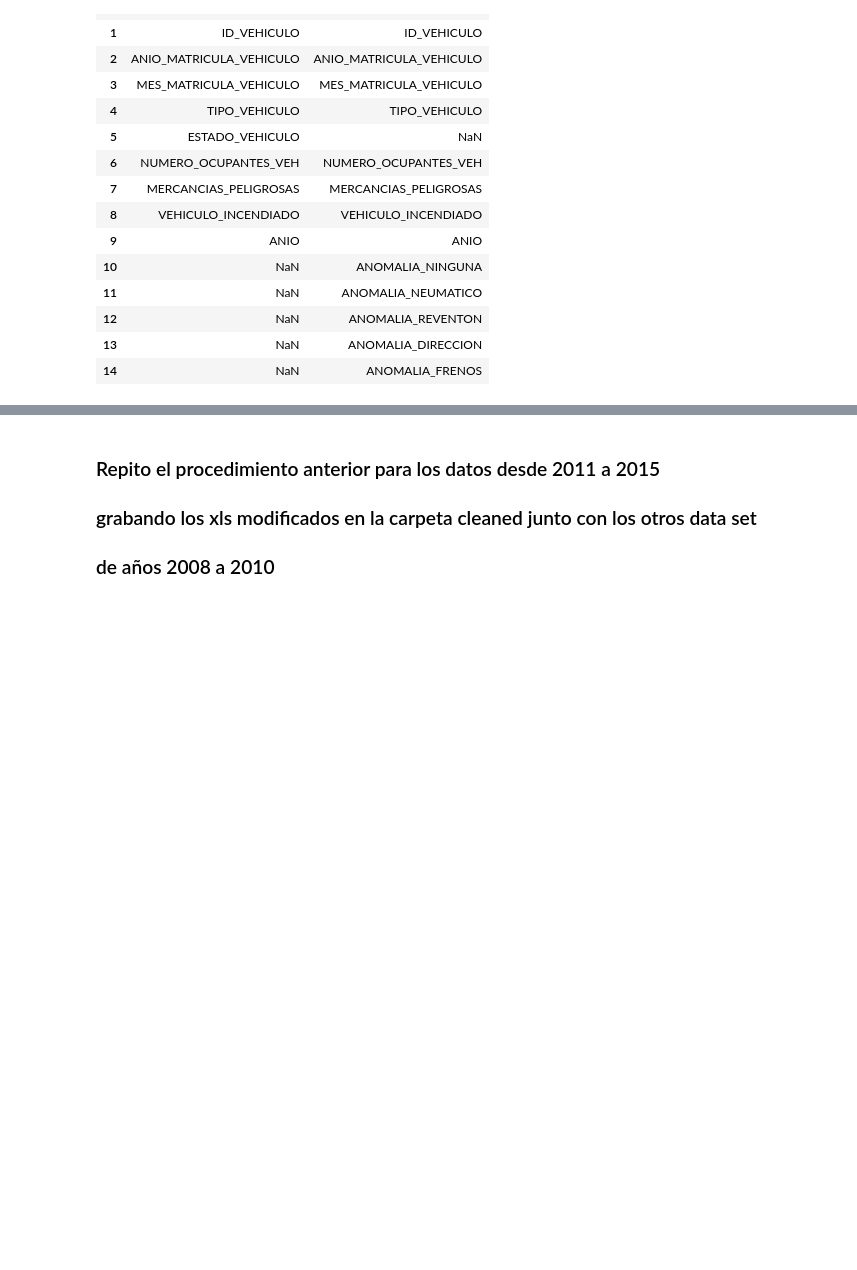
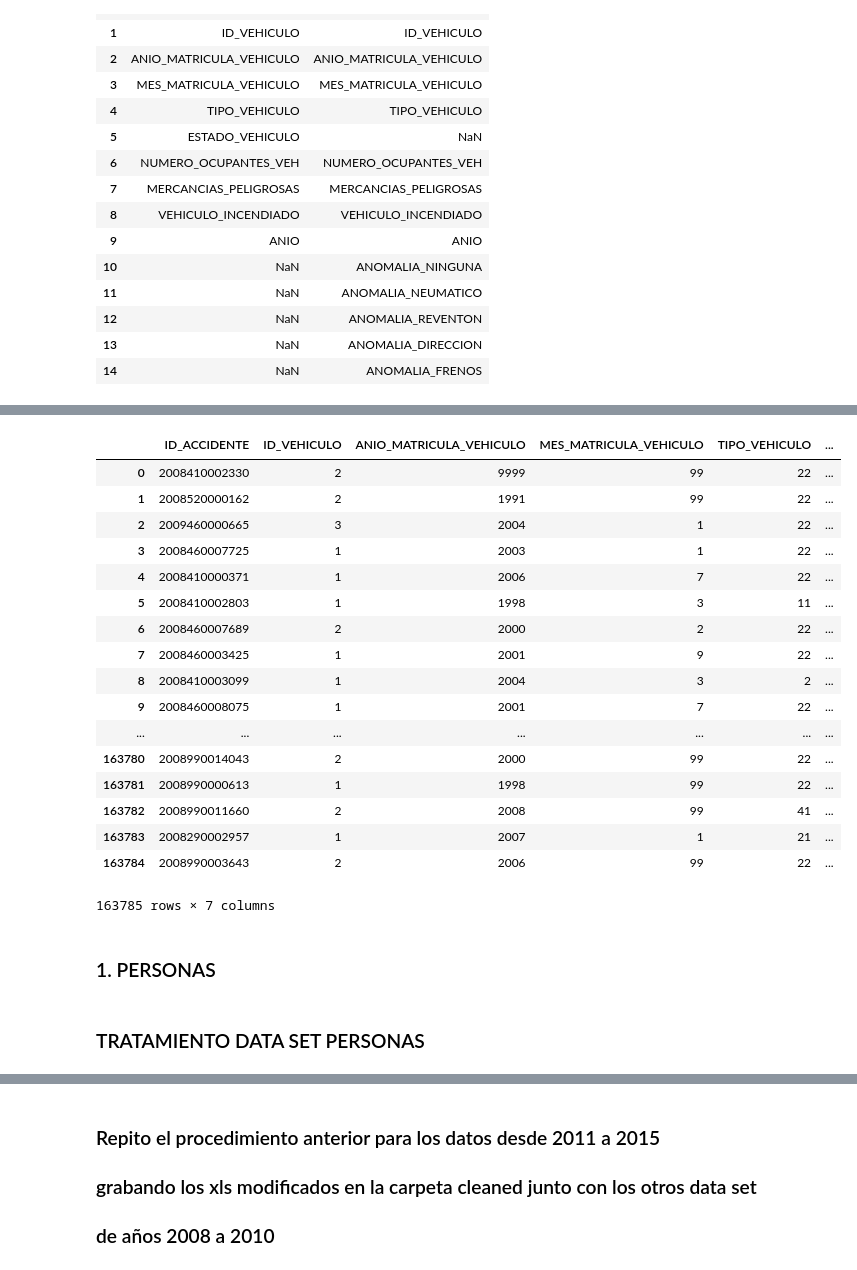
Before and after one commit to Rafaelmdcd/TFM_Kschool_Rafa_Martinez, a Jupyter notebook: TFM_DGT.ipynb, the cells around one changed output, grey strips where cells are left out. Drawn from its saved outputs; the diff is of its cells as text; code cells hidden in the pictures; blank space fills up the shorter version.

```diff
--- a/TFM_DGT.ipynb
+++ b/TFM_DGT.ipynb
@@ -8,6 +8,8 @@ from sklearn import linear_model
 #configuro notebook para mostrar varios salidas en la misma celda
 from IPython.core.interactiveshell import InteractiveShell
 InteractiveShell.ast_node_interactivity = "all"
+#amplio el output de columnas a 500
+pd.set_option('display.max_columns', 500)
 
 !pwd
 !ls -l
@@ -278,0 +551,3 @@ SOLO TENEMOS AÑOS DESCONOCIDOS PARA NO CONDUCTORES
+# %%
+df_vehic=pd.read_csv('./cleaned/MICRODATOS_ACC_VICT_2013/TABLA_VEHIC_2013.csv',delimiter=';',encoding="ISO-8859-1")
+df_vehic.sample(5)
@@ -278,0 +561,25 @@ SOLO TENEMOS AÑOS DESCONOCIDOS PARA NO CONDUCTORES
+# %%
+df_vehic
+# %% [output]
+|  | ID_ACCIDENTE | ID_VEHICULO | ANIO_MATRICULA_VEHICULO | MES_MATRICULA_VEHICULO | TIPO_VEHICULO | ... |
+| 0 | 2008410002330 | 2 | 9999 | 99 | 22 | ... |
+| 1 | 2008520000162 | 2 | 1991 | 99 | 22 | ... |
+| 2 | 2009460000665 | 3 | 2004 | 1 | 22 | ... |
+| 3 | 2008460007725 | 1 | 2003 | 1 | 22 | ... |
+| 4 | 2008410000371 | 1 | 2006 | 7 | 22 | ... |
+| 5 | 2008410002803 | 1 | 1998 | 3 | 11 | ... |
+| 6 | 2008460007689 | 2 | 2000 | 2 | 22 | ... |
+| 7 | 2008460003425 | 1 | 2001 | 9 | 22 | ... |
+| 8 | 2008410003099 | 1 | 2004 | 3 | 2 | ... |
+| 9 | 2008460008075 | 1 | 2001 | 7 | 22 | ... |
+| ... | ... | ... | ... | ... | ... | ... |
+| 163780 | 2008990014043 | 2 | 2000 | 99 | 22 | ... |
+| 163781 | 2008990000613 | 1 | 1998 | 99 | 22 | ... |
+| 163782 | 2008990011660 | 2 | 2008 | 99 | 41 | ... |
+| 163783 | 2008290002957 | 1 | 2007 | 1 | 21 | ... |
+| 163784 | 2008990003643 | 2 | 2006 | 99 | 22 | ... |
+163785 rows × 7 columns
+# %% [markdown]
+###   1. PERSONAS
+# %% [markdown]
+### TRATAMIENTO DATA SET PERSONAS
```
Also changed, not shown: parts of 33 cells of this notebook.
